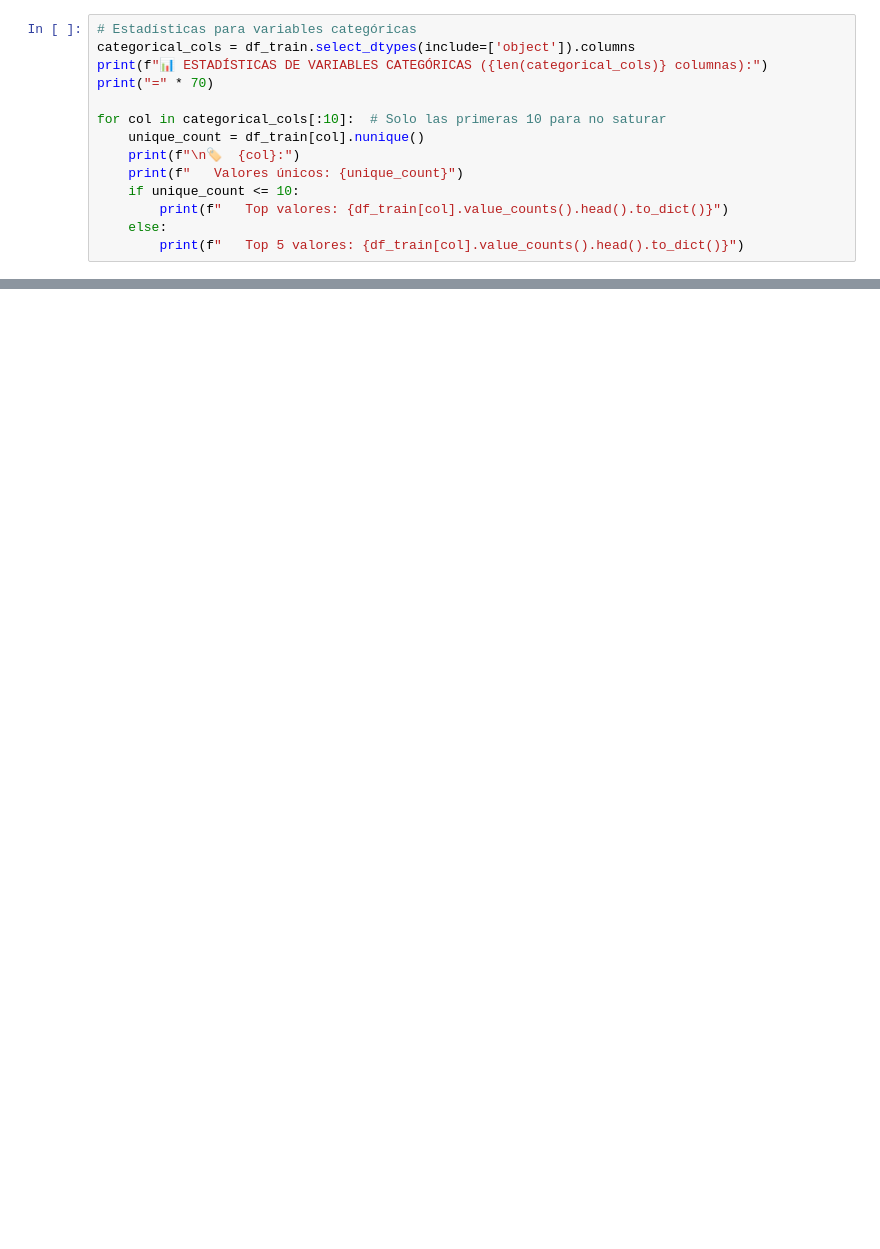
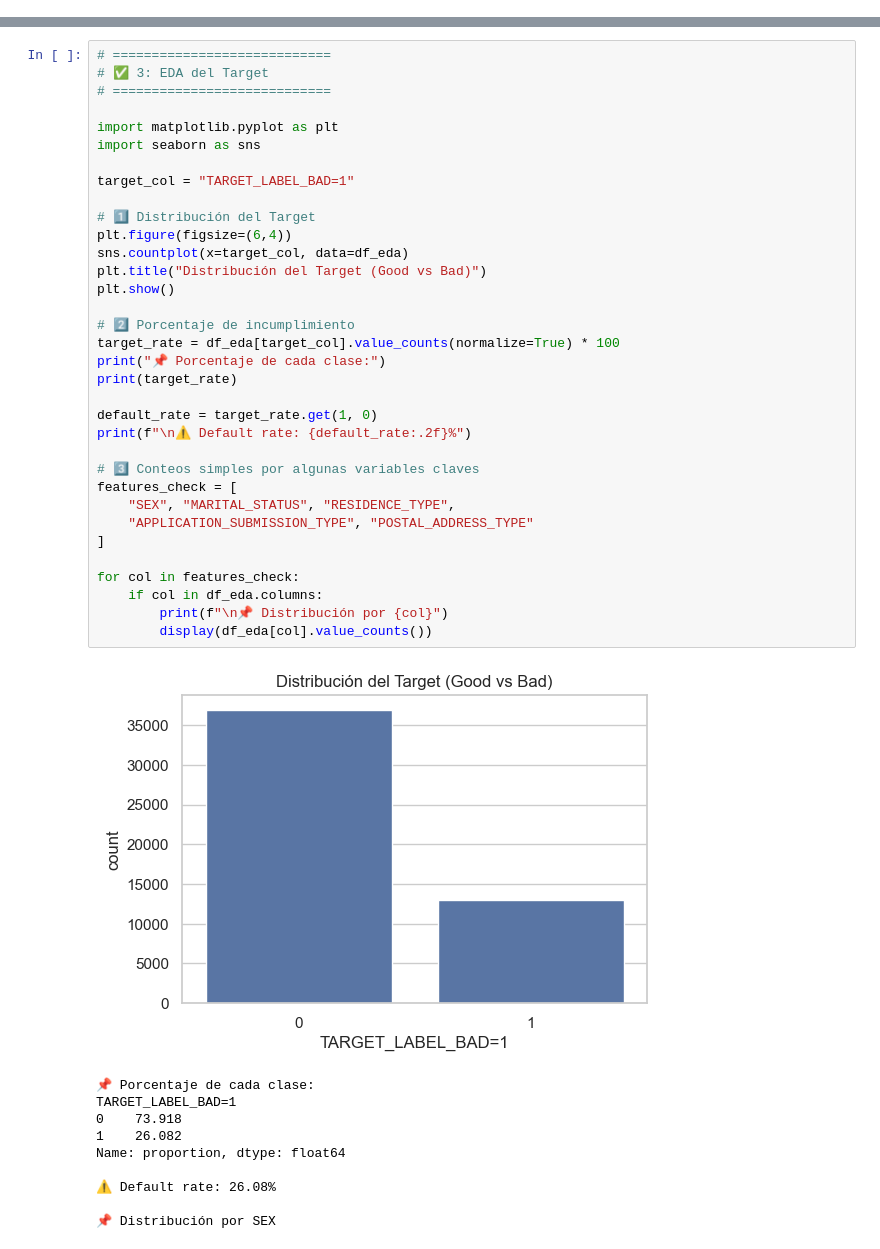
Before and after one commit to jorgerojas7/ML_CreditRisk, a Jupyter notebook: notebooks/01_EDA_PAKDD2010.ipynb, the cells around one changed output, grey strips where cells are left out. Cells and saved outputs as stored; diff of their text form; blank space fills up the shorter version.

```diff
--- a/notebooks/01_EDA_PAKDD2010.ipynb
+++ b/notebooks/01_EDA_PAKDD2010.ipynb
@@ -222,14 +0,0 @@ else:
-# %%
-# Estadísticas para variables categóricas
-categorical_cols = df_train.select_dtypes(include=['object']).columns
-print(f"📊 ESTADÍSTICAS DE VARIABLES CATEGÓRICAS ({len(categorical_cols)} columnas):")
-print("=" * 70)
-
-for col in categorical_cols[:10]:  # Solo las primeras 10 para no saturar
-    unique_count = df_train[col].nunique()
-    print(f"\n🏷️  {col}:")
-    print(f"   Valores únicos: {unique_count}")
-    if unique_count <= 10:
-        print(f"   Top valores: {df_train[col].value_counts().head().to_dict()}")
-    else:
-        print(f"   Top 5 valores: {df_train[col].value_counts().head().to_dict()}")
@@ -462,0 +143,45 @@ print("5. ⚖️  Aplicar técnicas de balanceo si es necesario")
+# %%
+# ============================
+# ✅ 3: EDA del Target
+# ============================
+
+import matplotlib.pyplot as plt
+import seaborn as sns
+
+target_col = "TARGET_LABEL_BAD=1"
+
+# 1️⃣ Distribución del Target
+plt.figure(figsize=(6,4))
+sns.countplot(x=target_col, data=df_eda)
+plt.title("Distribución del Target (Good vs Bad)")
+plt.show()
+
+# 2️⃣ Porcentaje de incumplimiento
+target_rate = df_eda[target_col].value_counts(normalize=True) * 100
+print("📌 Porcentaje de cada clase:")
+print(target_rate)
+
+default_rate = target_rate.get(1, 0)
+print(f"\n⚠️ Default rate: {default_rate:.2f}%")
+
+# 3️⃣ Conteos simples por algunas variables claves
+features_check = [
+    "SEX", "MARITAL_STATUS", "RESIDENCE_TYPE",
+    "APPLICATION_SUBMISSION_TYPE", "POSTAL_ADDRESS_TYPE"
+]
+
+for col in features_check:
+    if col in df_eda.columns:
+        print(f"\n📌 Distribución por {col}")
+        display(df_eda[col].value_counts())
+# %% [output]
+[figure, added]
+📌 Porcentaje de cada clase:
+TARGET_LABEL_BAD=1
+0    73.918
+1    26.082
+Name: proportion, dtype: float64
+
+⚠️ Default rate: 26.08%
+
+📌 Distribución por SEX
```
Also changed, not shown: parts of 32 cells of this notebook, 12 other files.
